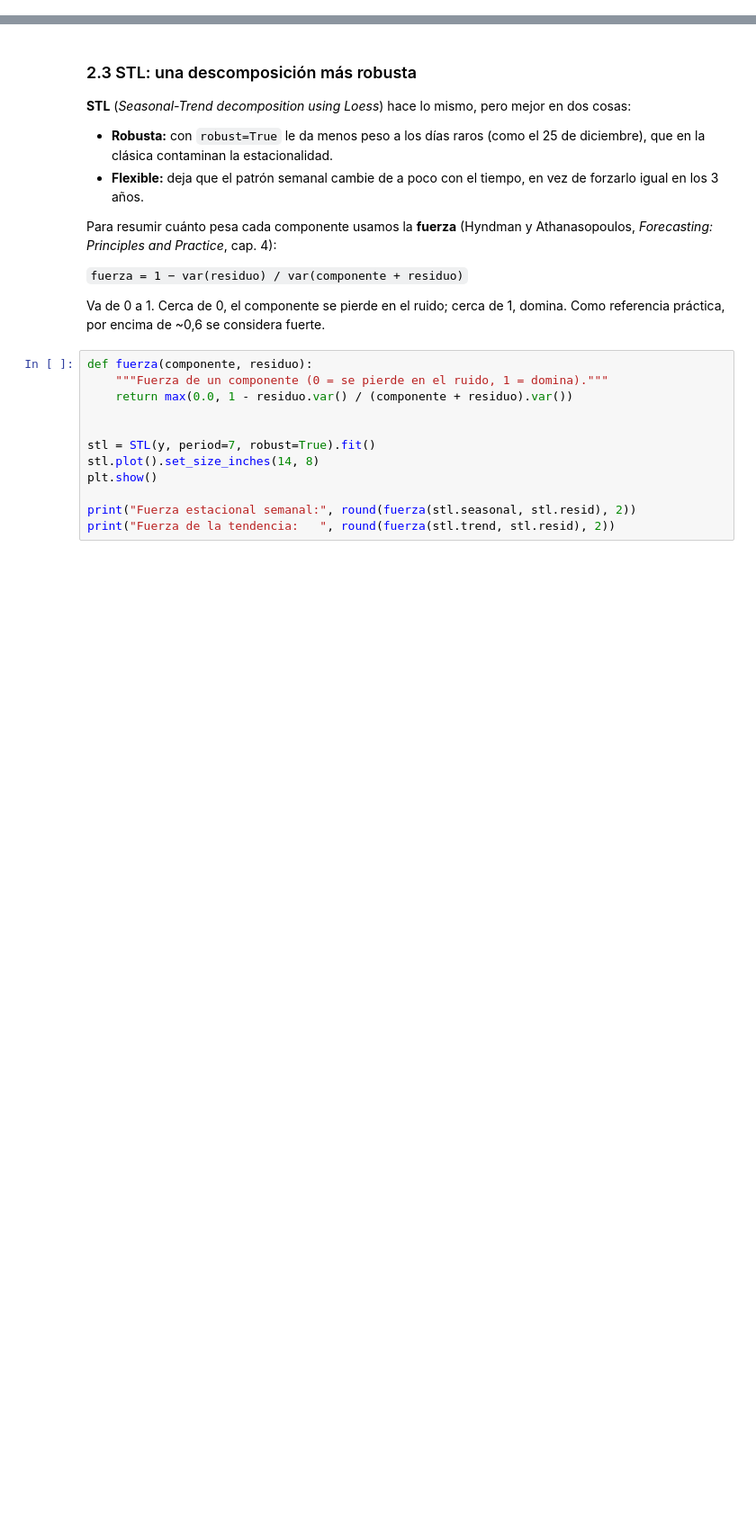
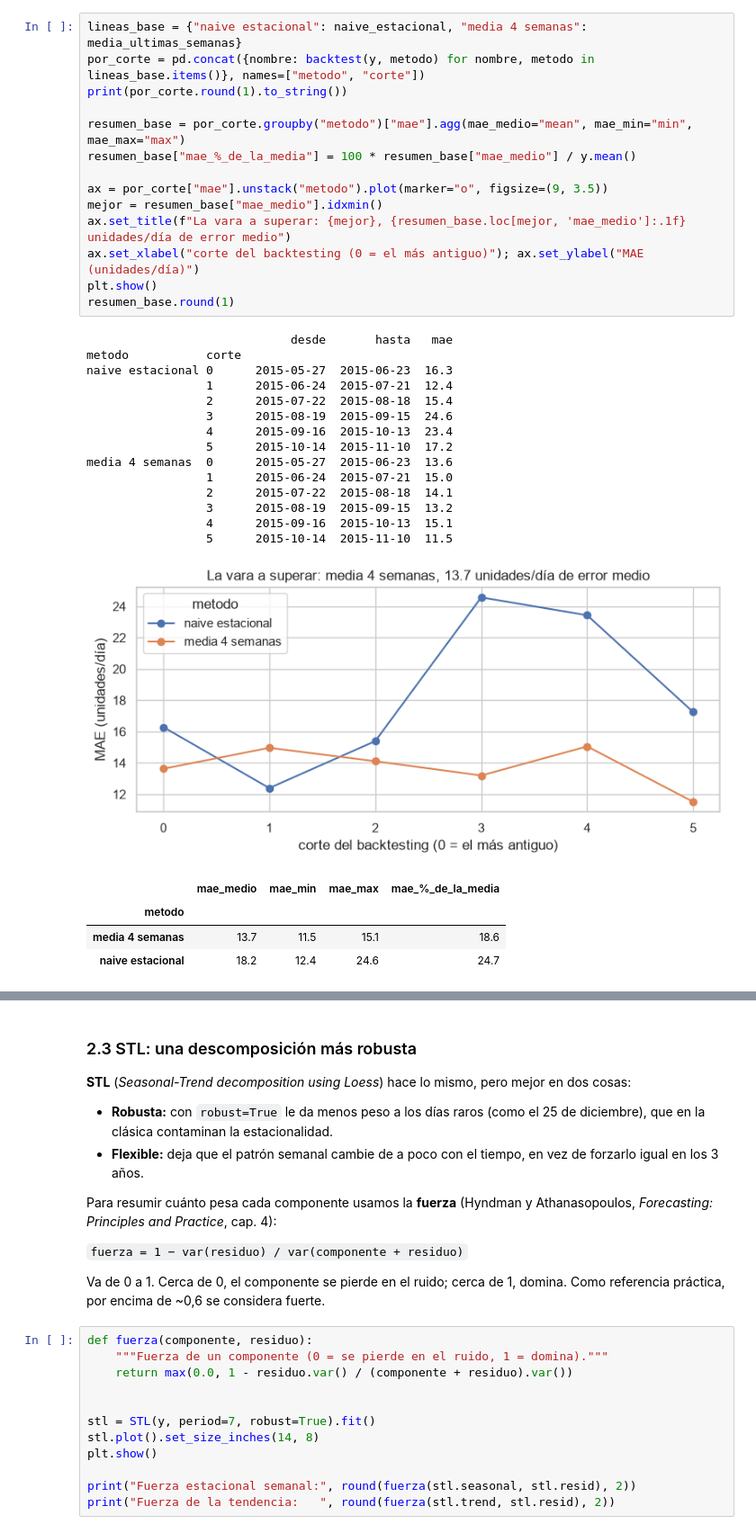
Before and after one commit to agus-chaud/forecasting-retail, a Jupyter notebook: 03_notebooks/04_SARIMA.ipynb, the cells around one changed output, grey strips where cells are left out. Shown at 90% size. Saved outputs shown, nothing was run; the diff lists cells and outputs as text; blank space fills up the shorter version.

```diff
--- a/03_notebooks/04_SARIMA.ipynb
+++ b/03_notebooks/04_SARIMA.ipynb
@@ -189,0 +327,34 @@ print(y.nlargest(5))
+# %%
+lineas_base = {"naive estacional": naive_estacional, "media 4 semanas": media_ultimas_semanas}
+por_corte = pd.concat({nombre: backtest(y, metodo) for nombre, metodo in lineas_base.items()}, names=["metodo", "corte"])
+print(por_corte.round(1).to_string())
+
+resumen_base = por_corte.groupby("metodo")["mae"].agg(mae_medio="mean", mae_min="min", mae_max="max")
+resumen_base["mae_%_de_la_media"] = 100 * resumen_base["mae_medio"] / y.mean()
+
+ax = por_corte["mae"].unstack("metodo").plot(marker="o", figsize=(9, 3.5))
+mejor = resumen_base["mae_medio"].idxmin()
+ax.set_title(f"La vara a superar: {mejor}, {resumen_base.loc[mejor, 'mae_medio']:.1f} unidades/día de error medio")
+ax.set_xlabel("corte del backtesting (0 = el más antiguo)"); ax.set_ylabel("MAE (unidades/día)")
+plt.show()
+resumen_base.round(1)
+# %% [output]
+                             desde       hasta   mae
+metodo           corte
+naive estacional 0      2015-05-27  2015-06-23  16.3
+                 1      2015-06-24  2015-07-21  12.4
+                 2      2015-07-22  2015-08-18  15.4
+                 3      2015-08-19  2015-09-15  24.6
+                 4      2015-09-16  2015-10-13  23.4
+                 5      2015-10-14  2015-11-10  17.2
+media 4 semanas  0      2015-05-27  2015-06-23  13.6
+                 1      2015-06-24  2015-07-21  15.0
+                 2      2015-07-22  2015-08-18  14.1
+                 3      2015-08-19  2015-09-15  13.2
+                 4      2015-09-16  2015-10-13  15.1
+                 5      2015-10-14  2015-11-10  11.5
+[figure, added]
+|  | mae_medio | mae_min | mae_max | mae_%_de_la_media |
+| metodo |  |  |  |  |
+| media 4 semanas | 13.7 | 11.5 | 15.1 | 18.6 |
+| naive estacional | 18.2 | 12.4 | 24.6 | 24.7 |
```
Also changed, not shown: parts of 49 cells of this notebook, 2 other files.
